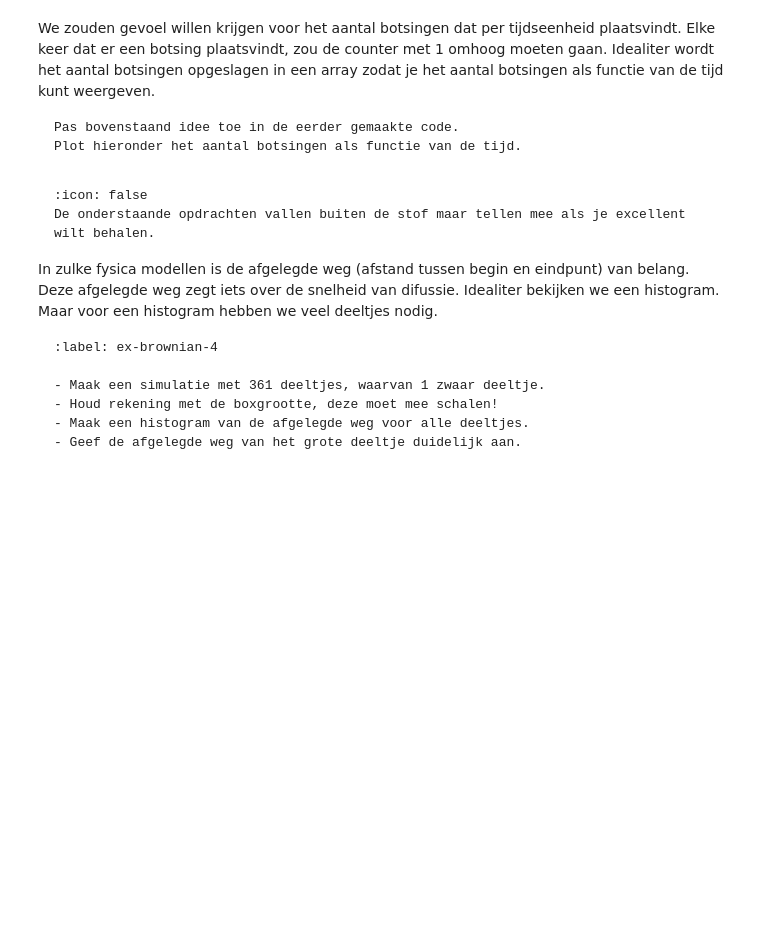
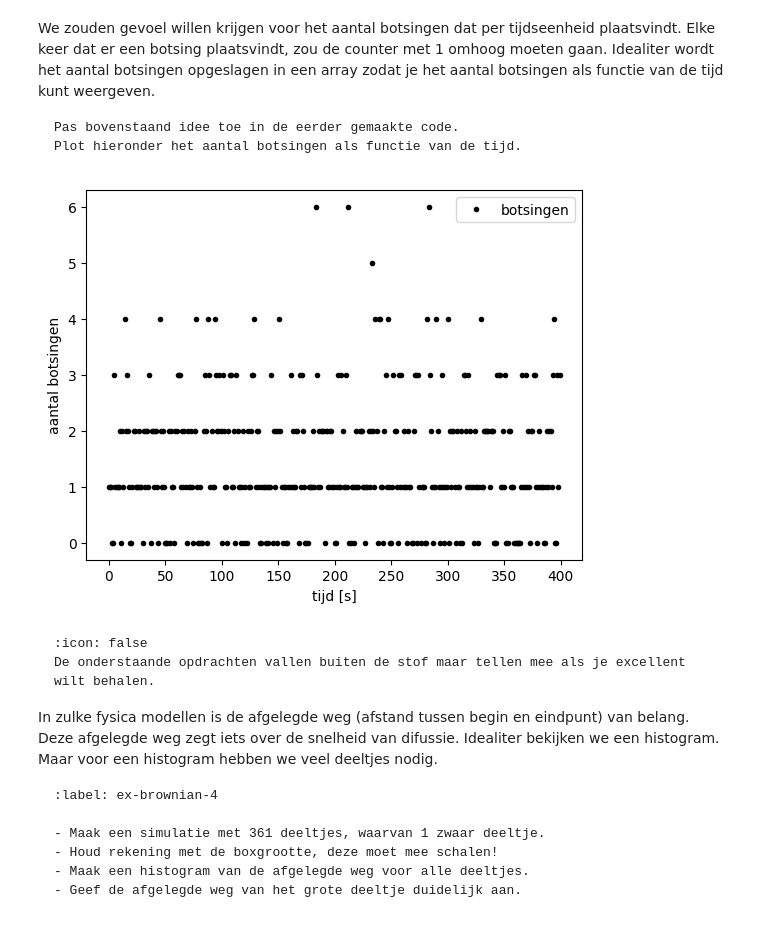
Before and after one commit to MatthiasGrablowitz/-Groepsnaam18-, a Jupyter notebook: Content/PySim/4_brownianmotion.ipynb, the cells around one changed output. Drawn from its saved outputs; the diff is of its cells as text; code cells hidden in the pictures; blank space fills up the shorter version.

````diff
--- a/Content/PySim/4_brownianmotion.ipynb
+++ b/Content/PySim/4_brownianmotion.ipynb
@@ -211,7 +218,13 @@ Pas bovenstaand idee toe in de eerder gemaakte code.
 Plot hieronder het aantal botsingen als functie van de tijd.
 ```
 # %%
-#your code/answer
+plt.plot(range(400),coll_array,'k.',label='botsingen')
+plt.ylabel('aantal botsingen')
+plt.xlabel('tijd [s]')
+plt.legend()
+plt.show()
+# %% [output]
+[figure, added]
 # %% [markdown]
 ```{warning} 🌶 Let op!
 :icon: false
````
Also changed, not shown: parts of 4 cells of this notebook.
